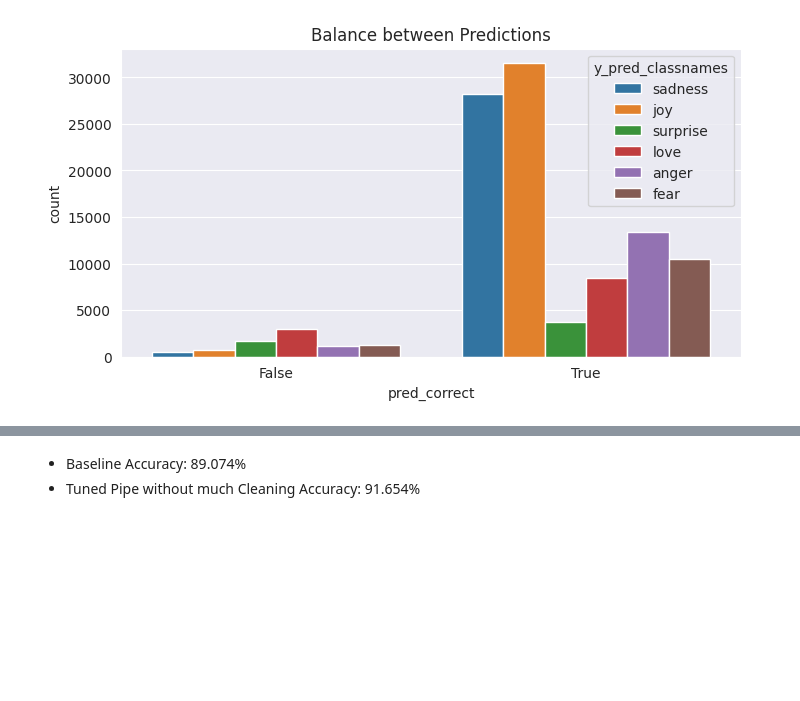
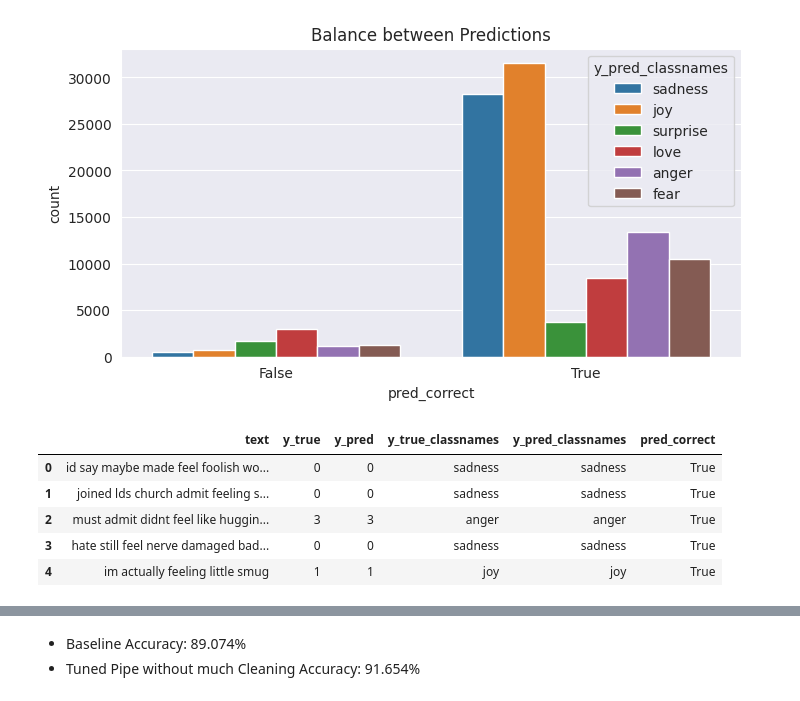
Before and after one commit to niels-2005/Emotion_Detection_NLP, a Jupyter notebook: emotion_detection_cleaned.ipynb, the cells around one changed output, grey strips where cells are left out. Cells and saved outputs as stored; diff of their text form; code cells hidden in the pictures; blank space fills up the shorter version.

```diff
--- a/emotion_detection_cleaned.ipynb
+++ b/emotion_detection_cleaned.ipynb
@@ -116,3 +116,12 @@ weighted avg       0.93      0.92      0.92    104203
 [figure]
 3. Getting wrong Predictions.
 [figure]
+# %%
+df.head()
+# %% [output]
+|  | text | y_true | y_pred | y_true_classnames | y_pred_classnames | pred_correct |
+| 0 | id say maybe made feel foolish wo... | 0 | 0 | sadness | sadness | True |
+| 1 | joined lds church admit feeling s... | 0 | 0 | sadness | sadness | True |
+| 2 | must admit didnt feel like huggin... | 3 | 3 | anger | anger | True |
+| 3 | hate still feel nerve damaged bad... | 0 | 0 | sadness | sadness | True |
+| 4 | im actually feeling little smug | 1 | 1 | joy | joy | True |
```
Also changed, not shown: parts of 1 cell of this notebook.
